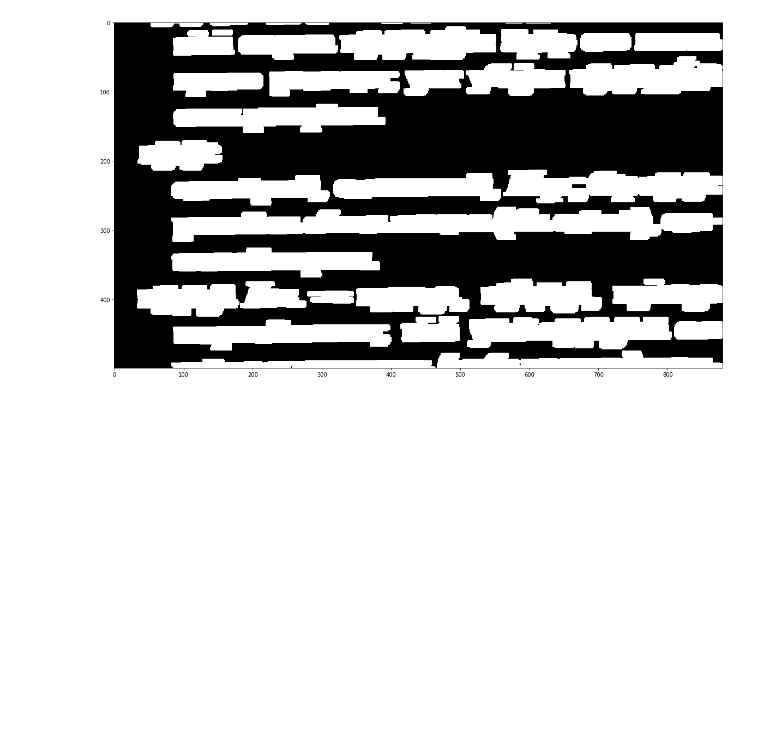
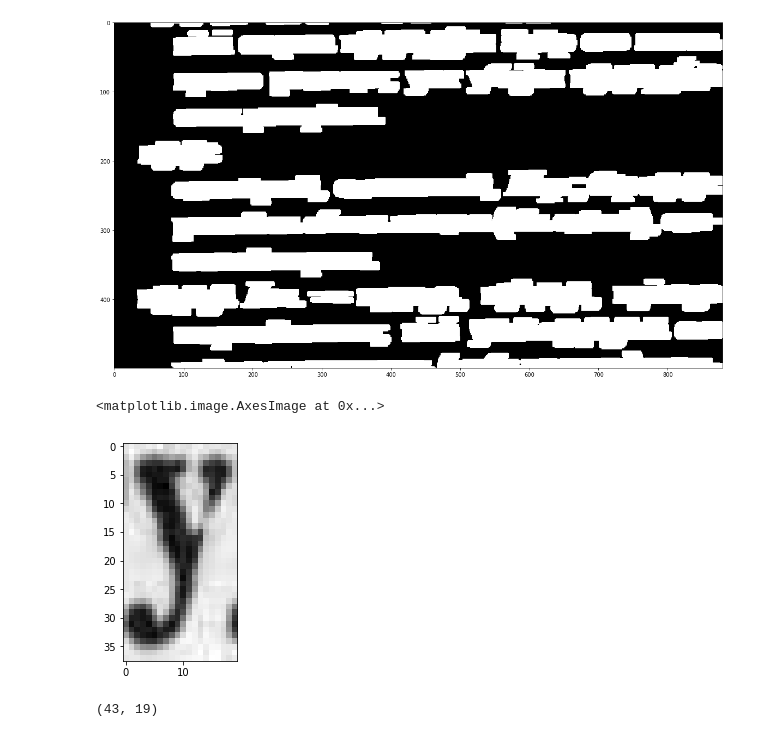
Before and after one commit to Booble97/MyDip, a Jupyter notebook: Narezka.ipynb, the cells around one changed output. Drawn from its saved outputs; the diff is of its cells as text; code cells hidden in the pictures; blank space fills up the shorter version.

```diff
--- a/Narezka.ipynb
+++ b/Narezka.ipynb
@@ -38,0 +42,7 @@ plt.imshow(img_dilation[200:700], cmap='gray')
+# %%
+img = [cv2.imread("y" + str(i) + ".png", cv2.IMREAD_GRAYSCALE).astype("float32") for i in [1,2,3,4]]
+# %%
+plt.imshow(img[3], cmap = 'gray')
+# %% [output]
+<matplotlib.image.AxesImage at 0x...>
+[figure, added]
@@ -38,0 +51,4 @@ plt.imshow(img_dilation[200:700], cmap='gray')
+# %%
+img[0].shape
+# %% [output]
+(43, 19)
```
Also changed, not shown: parts of 13 cells of this notebook, 13 other files.
